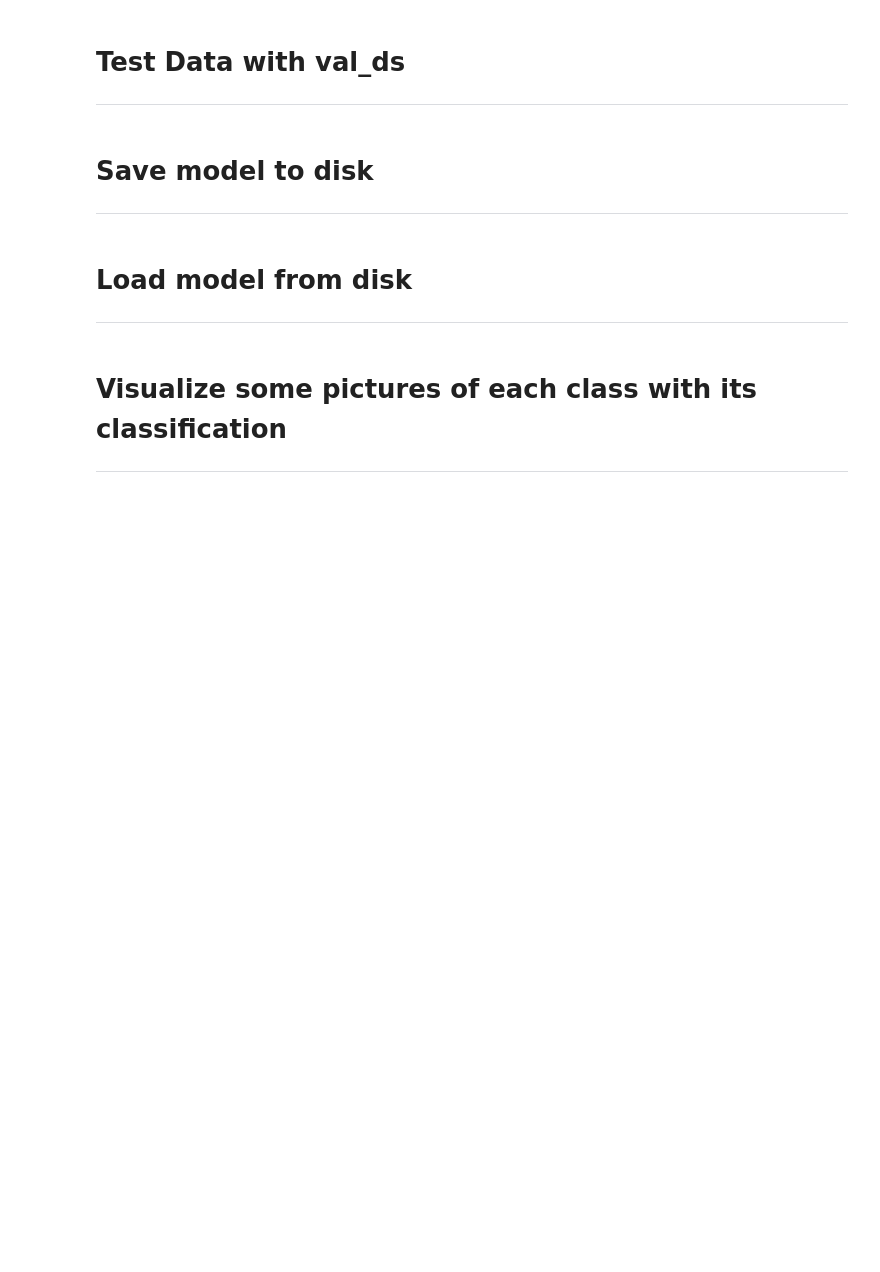
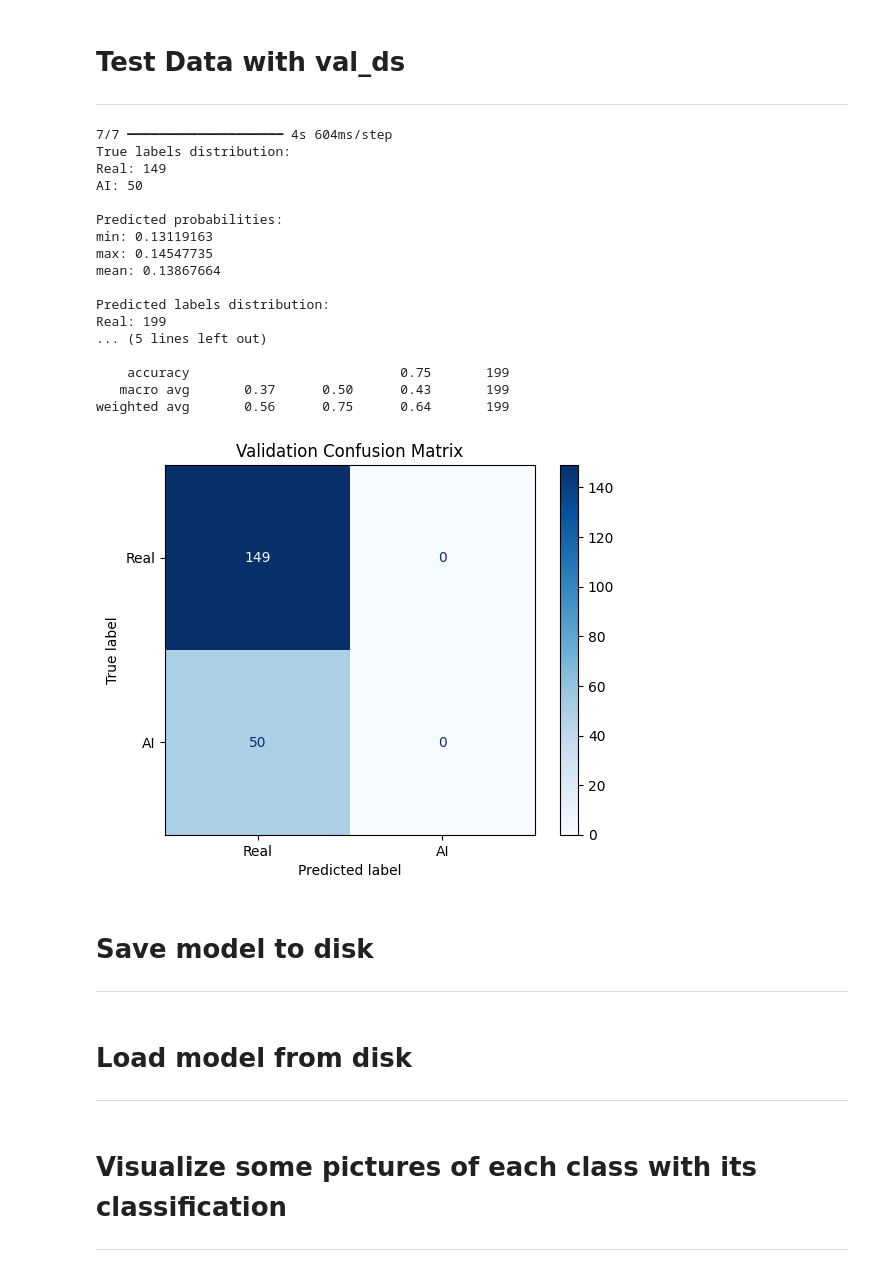
Before and after one commit to MonykTobias/CV, a Jupyter notebook: cnn_ai_vs_fake.ipynb, the cells around one changed output. Drawn from its saved outputs; the diff is of its cells as text; code cells hidden in the pictures; blank space fills up the shorter version.

```diff
--- a/cnn_ai_vs_fake.ipynb
+++ b/cnn_ai_vs_fake.ipynb
@@ -131,8 +152,12 @@ val_ds = (tf.data.Dataset.from_tensor_slices((X_val, y_val))
 ---
 # %%
 model = Sequential([
+    Input(shape=(224, 224, 3)),
+
+    data_augmentation,
+
     # Rescale input
-    Rescaling(1./255, input_shape=(224,224,3)),
+    Rescaling(1./255),
 
     # ————————————————————————————————————————————————————————————————
     # BLOCK 1: 128x128x3 -> 64x64x32
@@ -220,7 +245,7 @@ model = Sequential([
     Dropout(0.5, name='fc2_drop'),
 
     # Binary output (0 or 1)
-    Dense(1, name='output')
+    Dense(1, activation='sigmoid', name='output')
 ])
 
 model.compile(optimizer='adam', loss='binary_crossentropy', metrics=['accuracy'])
@@ -228,6 +253,14 @@ model.compile(optimizer='adam', loss='binary_crossentropy', metrics=['accuracy']
 # Train the Model
 ---
 # %%
+# Collect labels only from the training dataset
+y_train = []
+
+for _, labels in train_ds:
+    y_train.extend(labels.numpy())
+
+y_train = np.array(y_train)
+
 # Compute class weights to handle class imbalance
 class_weights = compute_class_weight(
     class_weight='balanced',
@@ -252,33 +294,67 @@ history = model.fit(
 ---
 # %%
 import numpy as np
+from sklearn.metrics import classification_report, confusion_matrix, ConfusionMatrixDisplay
+import matplotlib.pyplot as plt
 
 y_true = []
 for _, labels in val_ds:
     y_true.extend(labels.numpy())
 y_true = np.array(y_true)
 
 y_pred_probs = model.predict(val_ds)
 
 # 3. Convert probabilities to binary choices (0 or 1)
 y_pred = (y_pred_probs >= 0.5).astype(int).flatten()
 
-from sklearn.metrics import classification_report
+print("True labels distribution:")
+print("Real:", np.sum(y_true == 0))
+print("AI:", np.sum(y_true == 1))
+
+print("\nPredicted probabilities:")
+print("min:", y_pred_probs.min())
+print("max:", y_pred_probs.max())
+print("mean:", y_pred_probs.mean())
+
+print("\nPredicted labels distribution:")
+print("Real:", np.sum(y_pred == 0))
+print("AI:", np.sum(y_pred == 1))
 
 # Print precision, recall, and F1-score
-print(classification_report(y_true, y_pred, target_names=['Real (0)', 'AI (1)']))
-
-import matplotlib.pyplot as plt
-from sklearn.metrics import confusion_matrix, ConfusionMatrixDisplay
+print(classification_report(
+    y_true,
+    y_pred,
+    target_names=['Real (0)', 'AI (1)'],
+    zero_division=0
+))
 
 # Compute the confusion matrix
 cm = confusion_matrix(y_true, y_pred)
 
 # Plot the confusion matrix visually
 disp = ConfusionMatrixDisplay(confusion_matrix=cm, display_labels=['Real', 'AI'])
 disp.plot(cmap=plt.cm.Blues)
 plt.title("Validation Confusion Matrix")
 plt.show()
+# %% [output]
+7/7 ━━━━━━━━━━━━━━━━━━━━ 4s 604ms/step
+True labels distribution:
+Real: 149
+AI: 50
+
+Predicted probabilities:
+min: 0.13119163
+max: 0.14547735
+mean: 0.13867664
+
+Predicted labels distribution:
+Real: 199
+... (5 lines left out)
+
+    accuracy                           0.75       199
+   macro avg       0.37      0.50      0.43       199
+weighted avg       0.56      0.75      0.64       199
+[figure, added]
 # %% [markdown]
 # Save model to disk
 ---
```
Also changed, not shown: parts of 8 cells of this notebook.
